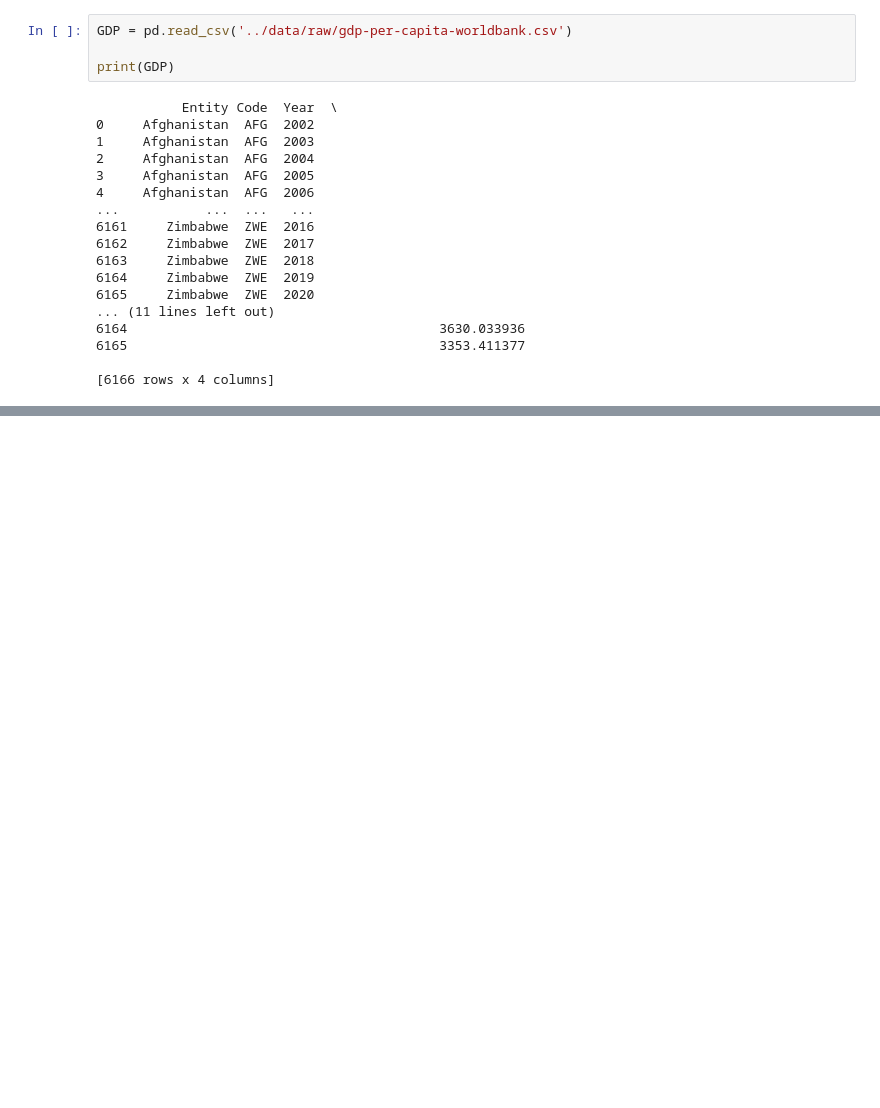
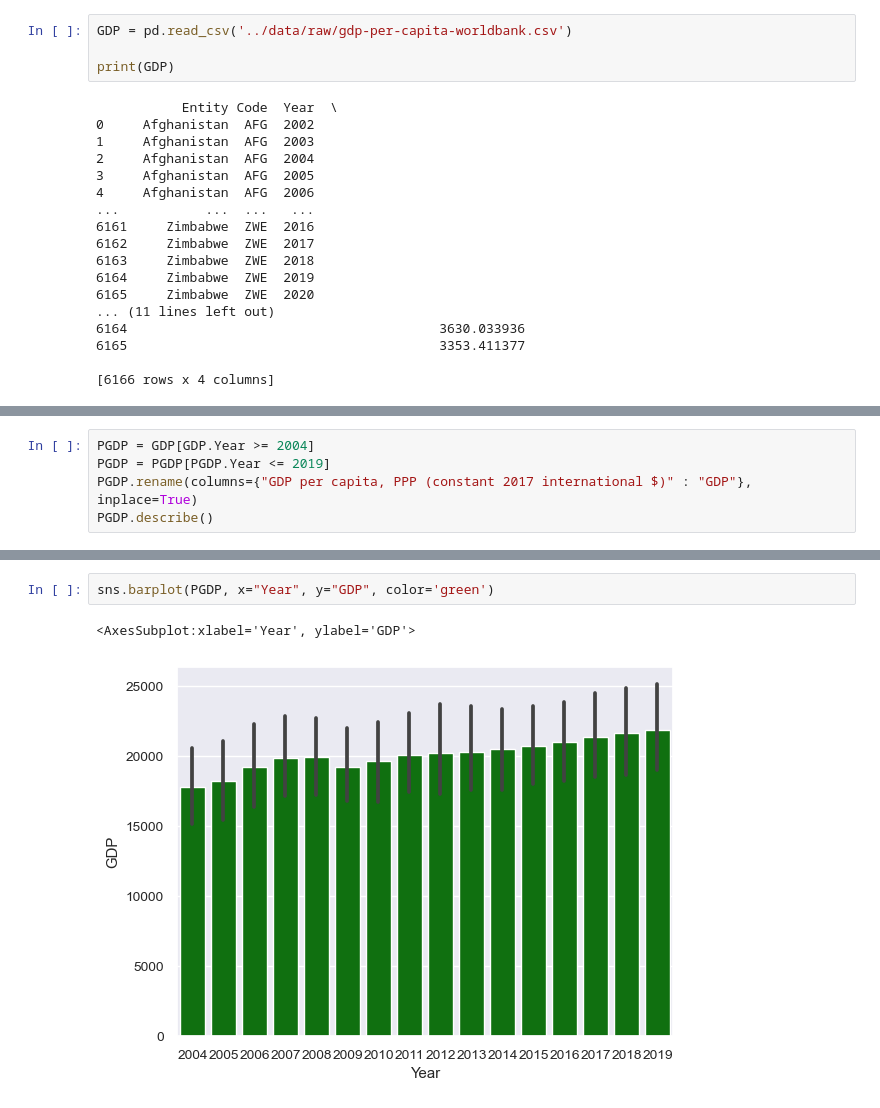
Before and after one commit to ubco-W2022T1-cosc301/project-group42, a Jupyter notebook: notebooks/analysis3.ipynb, the cells around one changed output, grey strips where cells are left out. Cells and saved outputs as stored; diff of their text form; blank space fills up the shorter version.

```diff
--- a/notebooks/analysis3.ipynb
+++ b/notebooks/analysis3.ipynb
@@ -57,0 +116,5 @@ print(GDP)
+# %%
+PGDP = GDP[GDP.Year >= 2004]
+PGDP = PGDP[PGDP.Year <= 2019]
+PGDP.rename(columns={"GDP per capita, PPP (constant 2017 international $)" : "GDP"}, inplace=True)
+PGDP.describe()
@@ -57,0 +131,5 @@ print(GDP)
+# %%
+sns.barplot(PGDP, x="Year", y="GDP", color='green')
+# %% [output]
+<AxesSubplot:xlabel='Year', ylabel='GDP'>
+[figure, added]
```
Also changed, not shown: parts of 16 cells of this notebook, 2 other files.
